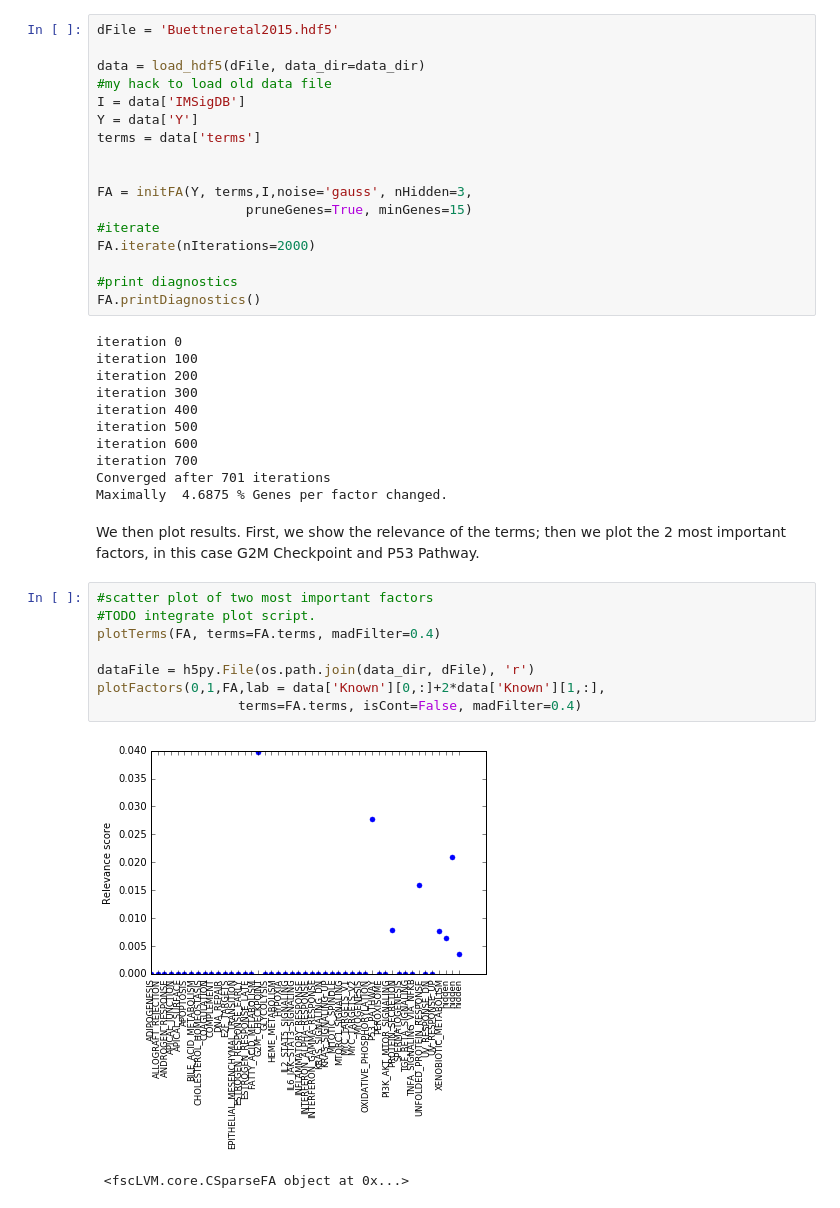
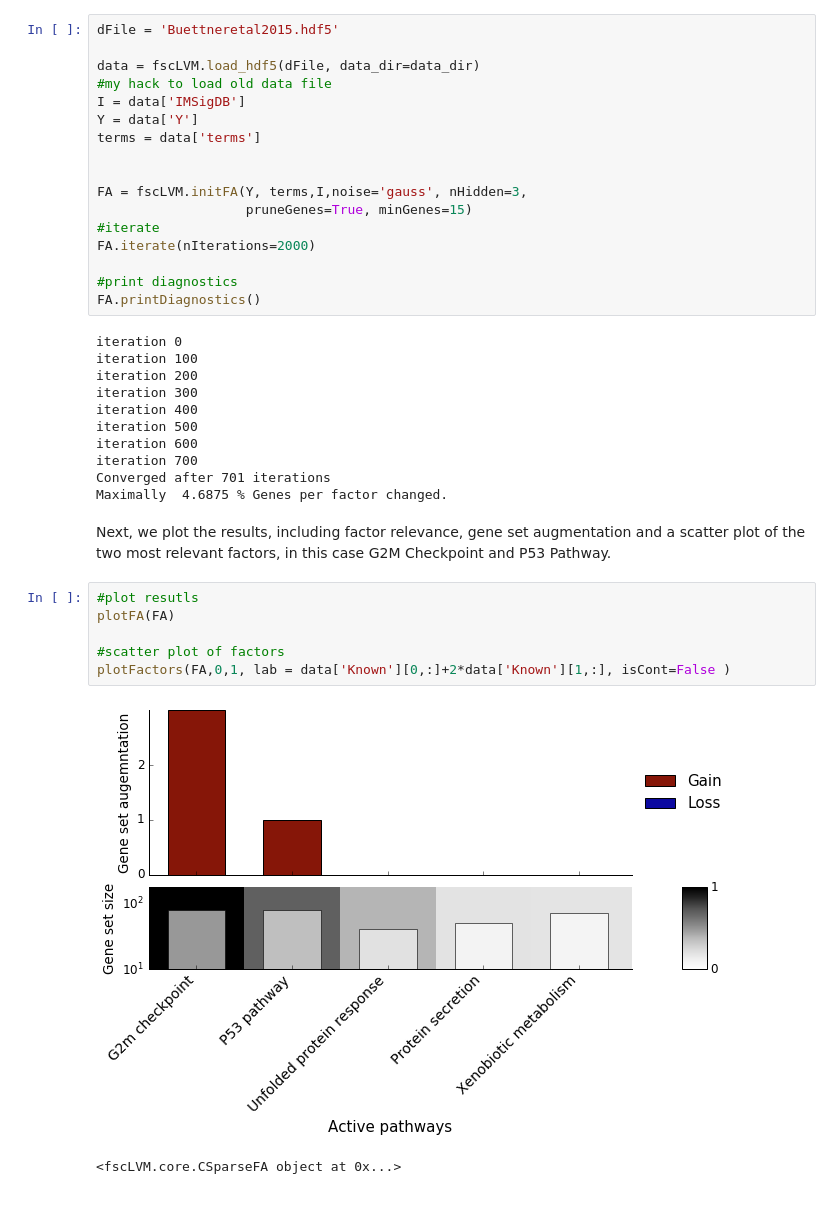
Before and after one commit to bioFAM/slalom, a Jupyter notebook: py/demo/ipynb/f-scLVM.ipynb, the cells around one changed output. Cells and saved outputs as stored; diff of their text form.

```diff
--- a/py/demo/ipynb/f-scLVM.ipynb
+++ b/py/demo/ipynb/f-scLVM.ipynb
@@ -93,14 +88,14 @@ Arguments specify some options, incuding number of hidden factors (`nHidden`), m
 # %%
 dFile = 'Buettneretal2015.hdf5'
 
-data = load_hdf5(dFile, data_dir=data_dir)
+data = fscLVM.load_hdf5(dFile, data_dir=data_dir)
 #my hack to load old data file
 I = data['IMSigDB']
 Y = data['Y']
 terms = data['terms']
 
 
-FA = initFA(Y, terms,I,noise='gauss', nHidden=3,
+FA = fscLVM.initFA(Y, terms,I,noise='gauss', nHidden=3,
                    pruneGenes=True, minGenes=15)
 #iterate
 FA.iterate(nIterations=2000)
@@ -118,16 +113,13 @@ iteration 600
 iteration 700
 Converged after 701 iterations
 Maximally  4.6875 % Genes per factor changed.
-# %% [markdown]
-
-We then plot results. First, we show the relevance of the terms; then we plot the 2 most important factors, in this case G2M Checkpoint and P53 Pathway.
+# %% [markdown]
+Next, we plot the results, including  factor relevance, gene set augmentation and a scatter plot of the two most relevant factors, in this case G2M Checkpoint and P53 Pathway.
 # %%
-#scatter plot of two most important factors
-#TODO integrate plot script.
-plotTerms(FA, terms=FA.terms, madFilter=0.4)
+#plot resutls
+plotFA(FA)
 
-dataFile = h5py.File(os.path.join(data_dir, dFile), 'r')
-plotFactors(0,1,FA,lab = data['Known'][0,:]+2*data['Known'][1,:],
-                  terms=FA.terms, isCont=False, madFilter=0.4)
+#scatter plot of factors
+plotFactors(FA,0,1, lab = data['Known'][0,:]+2*data['Known'][1,:], isCont=False )
 # %% [output]
-[figure, old version]
+[figure, new version]
```
Also changed, not shown: parts of 8 cells of this notebook, 22 other files.
